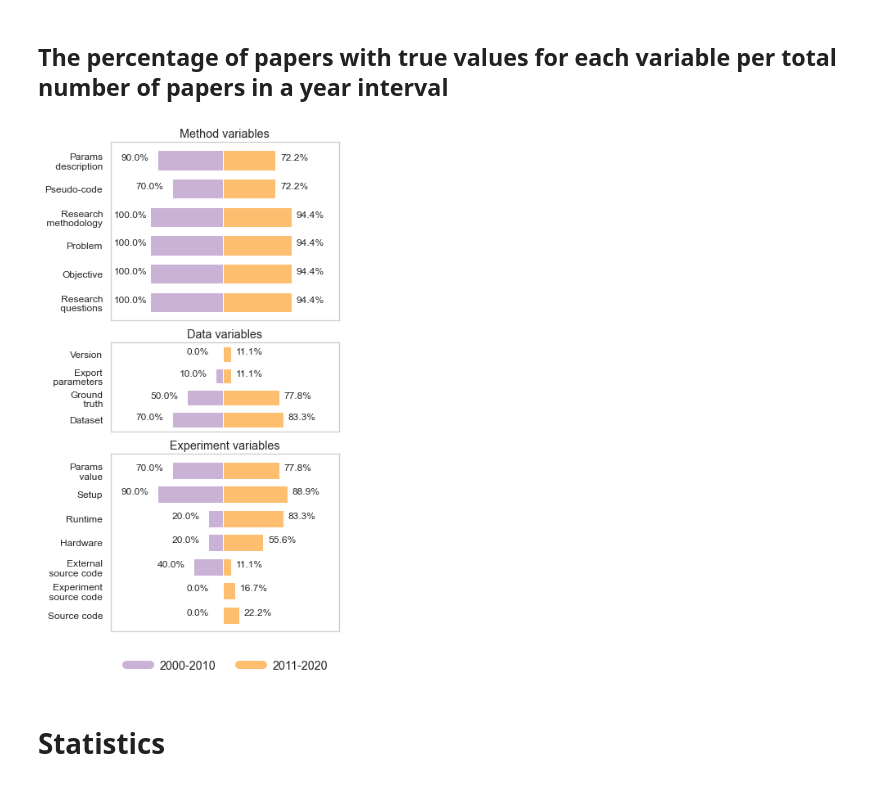
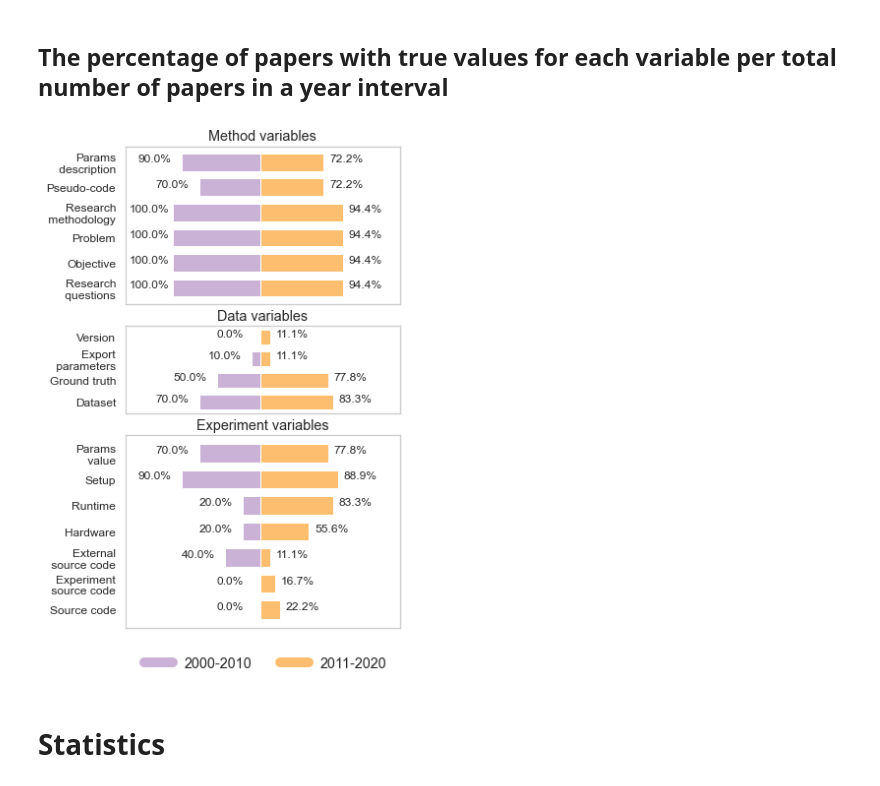
Before and after one commit to delftdata/reproducibility-matching-tasks, a Jupyter notebook: ProcessData.ipynb, the cells around one changed output. Saved outputs shown, nothing was run; the diff lists cells and outputs as text; code cells hidden in the pictures.

```diff
--- a/ProcessData.ipynb
+++ b/ProcessData.ipynb
@@ -37,7 +37,7 @@ experiment_dict = {
 
 data_dict = {
     'data_experiment': 'Dataset',
-    'data_ground_truth': 'Ground\n truth',
+    'data_ground_truth': 'Ground truth',
     'data_params': 'Export\n parameters',
     'data_version': 'Version'
 }
@@ -126,7 +126,7 @@ def plot_variable_percentage_intervals_horizontal(dataframe, columns, y_pos_dict
     aux_split_interval.iloc[1] = aux_split_interval.iloc[1].transform(lambda x: x * 100 / 18)
     aux_split_interval.reset_index(inplace=True)
 
-    y_pos = range(0, aux_split_interval.shape[1])
+    y_pos = range(0, aux_split_interval.shape[1]-1)
 
     height = 0.7
 
@@ -269,17 +269,17 @@ plt.savefig('plots/distribution-papers.pdf', dpi=300, bbox_inches = "tight")
 # %% [markdown]
 ## The percentage of true and false values for each variable per total number of papers in a task
 # %%
-height = 0.7
+height = 0.6
 sns.set_style({'axes.grid': False})
 
-fig = plt.figure(figsize=(13, 10))
+fig = plt.figure(figsize=(12, 8))
 fig.subplots_adjust(wspace=0.1, hspace=0.1)
 
 cols = 4
 rows = 3
 ylabel_font = 13
 
-spec = GridSpec(ncols=cols, nrows=rows, width_ratios=[2, 2, 2, 2], height_ratios=[2, 1, 2])
+spec = GridSpec(ncols=cols, nrows=rows, width_ratios=[2, 2, 2, 2], height_ratios=[1.7, 1, 2])
 
 axs = list()
 for i in range(0, cols * rows, cols):
@@ -317,35 +317,35 @@ plt.savefig('plots/distribution-task-variable.pdf', dpi=300, bbox_inches='tight'
 ## The percentage of papers with true values for each variable per total number of papers in a year interval
 # %%
 
-fig = plt.figure(figsize=(5, 11))
+fig = plt.figure(figsize=(5, 9))
 fig.subplots_adjust(hspace=0.15)
 
 cols = 1
 rows = 3
 
-spec = GridSpec(ncols=cols, nrows=rows, width_ratios=[1], height_ratios=[1, 0.5, 1])
+spec = GridSpec(ncols=cols, nrows=rows, width_ratios=[1], height_ratios=[0.9, 0.5, 1.1])
 
 axs = list()
 for i in range(0, cols * rows, cols):
     axs.append(fig.add_subplot(spec[i]))
 
 plot_variable_percentage_intervals_horizontal(df, method_dict.keys(), m_d, axs[0])
 plot_variable_percentage_intervals_horizontal(df, data_dict.keys(), d_d, axs[1])
 plot_variable_percentage_intervals_horizontal(df, experiment_dict.keys(), e_d, axs[2])
 
 axs[0].set_title('Method variables', fontsize='large')
 axs[1].set_title('Data variables', fontsize='large')
 axs[2].set_title('Experiment variables', fontsize='large')
 
 
 plt.legend(handles=[Line2D([], [], color= cmap_paired(8), linestyle='-', linewidth=10, label='2000-2010'),
                    Line2D([], [], color= cmap_paired(6), linestyle='-', linewidth=10, label='2011-2020')],
                 ncol=4, loc=(0.05, -0.25), fontsize='large', frameon=False)
 
 
 plt.savefig('plots/diverging-variables.pdf', dpi=300, bbox_inches='tight')
 # %% [output]
-[figure, old version]
+[figure, new version]
 # %% [markdown]
 # Statistics
 # %% [markdown]
```
Also changed, not shown: parts of 1 cell of this notebook, 4 other files.
